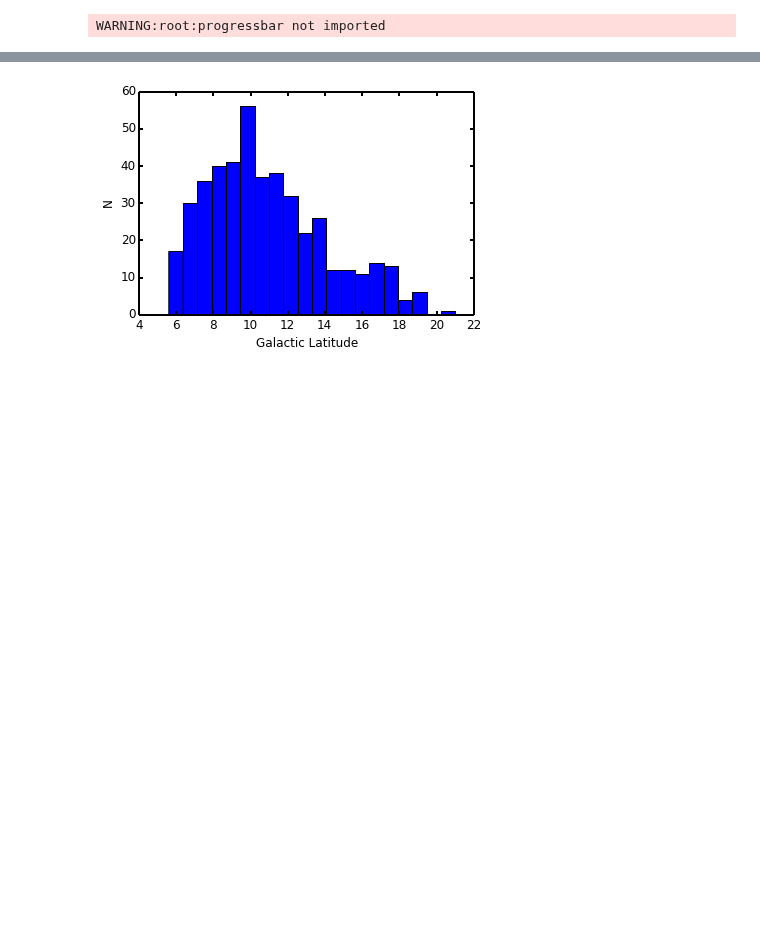
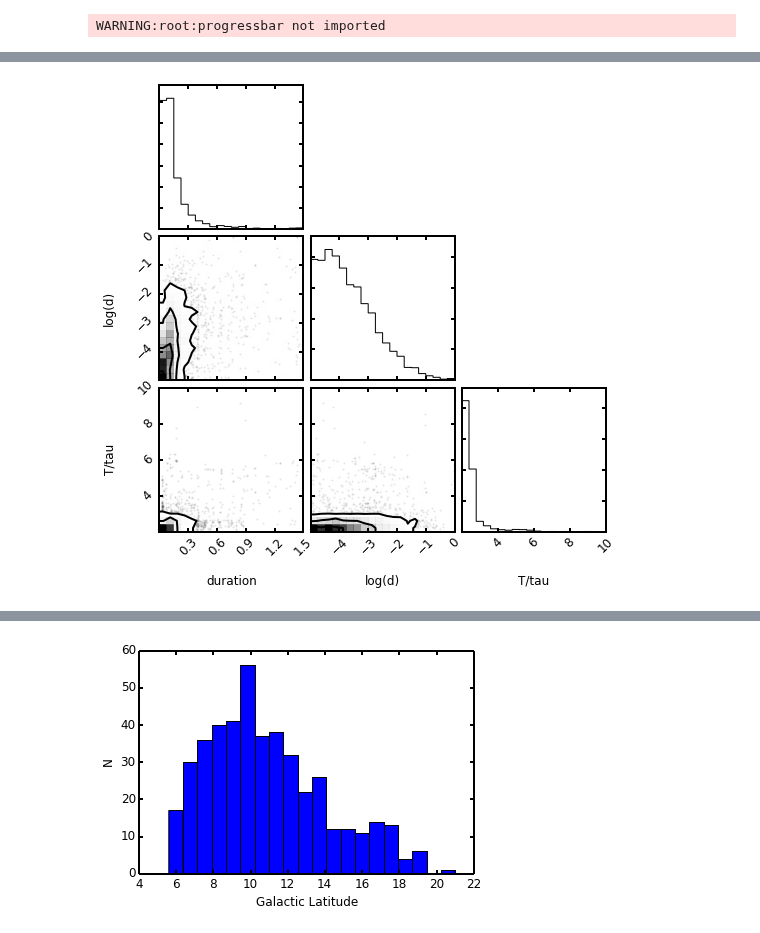
Before and after one commit to timothydmorton/exosyspop, a Jupyter notebook: bg-test.ipynb, the cells around one changed output, grey strips where cells are left out. Drawn from its saved outputs; the diff is of its cells as text; code cells hidden in the pictures; blank space fills up the shorter version.

```diff
--- a/bg-test.ipynb
+++ b/bg-test.ipynb
@@ -31,0 +32,5 @@ BGEB: Slope trained: R2=0.990229541077
+# %%
+obs_pop = pop.get_N_observed(N=5000, new_orbits=True, query='T14_pri < 2 or T14_sec < 2')
+# %%
+obs_pop.trap_corner(range=[(0,1.5), (-5,0), (2,10)]);
+# %% [output]
@@ -32,3 +38,4 @@ BGEB: Slope trained: R2=0.990229541077
+[figure, added]
 # %%
 pop.save('bgpop', overwrite=True)
 # %%
```
Also changed, not shown: parts of 4 cells of this notebook, 5 other files.
